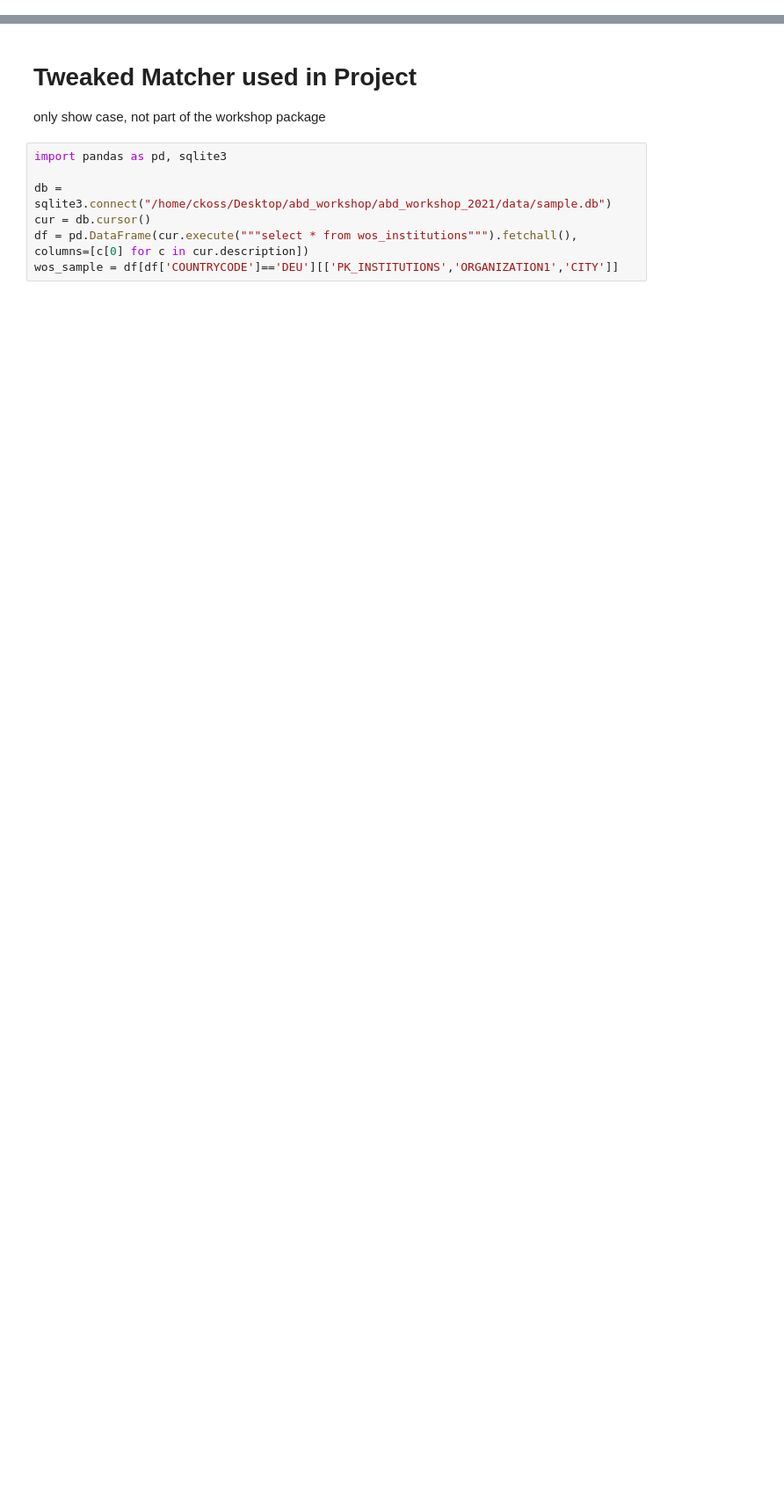
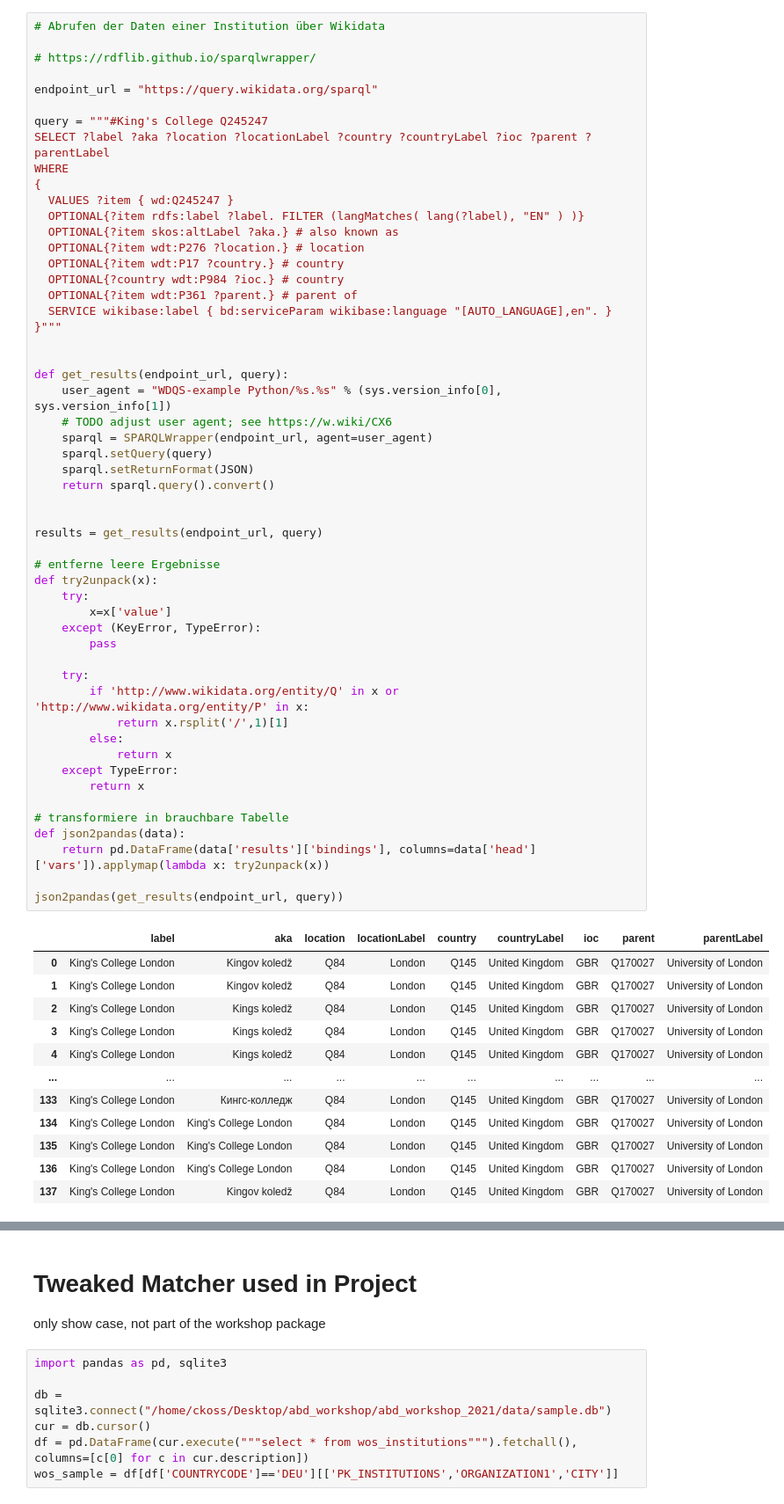
Before and after one commit to luerhard/abd_workshop_2021, a Jupyter notebook: notebooks/01-Session1/05_institution_matching.ipynb, the cells around one changed output, grey strips where cells are left out. Shown at 88% size. Drawn from its saved outputs; the diff is of its cells as text; blank space fills up the shorter version.

```diff
--- a/notebooks/01-Session1/05_institution_matching.ipynb
+++ b/notebooks/01-Session1/05_institution_matching.ipynb
@@ -281,0 +139,66 @@ Univ Bremerhaven Bremerhaven  --->  ['Q1622093' 'Hochschule Bremerhaven' 0.59761
+# %%
+# Abrufen der Daten einer Institution über Wikidata
+
+# https://rdflib.github.io/sparqlwrapper/
+
+endpoint_url = "https://query.wikidata.org/sparql"
+
+query = """#King's College Q245247
+SELECT ?label ?aka ?location ?locationLabel ?country ?countryLabel ?ioc ?parent ?parentLabel
+WHERE
+{
+  VALUES ?item { wd:Q245247 }
+  OPTIONAL{?item rdfs:label ?label. FILTER (langMatches( lang(?label), "EN" ) )}
+  OPTIONAL{?item skos:altLabel ?aka.} # also known as
+  OPTIONAL{?item wdt:P276 ?location.} # location
+  OPTIONAL{?item wdt:P17 ?country.} # country
+  OPTIONAL{?country wdt:P984 ?ioc.} # country
+  OPTIONAL{?item wdt:P361 ?parent.} # parent of
+  SERVICE wikibase:label { bd:serviceParam wikibase:language "[AUTO_LANGUAGE],en". }
+}"""
+
+
+def get_results(endpoint_url, query):
+    user_agent = "WDQS-example Python/%s.%s" % (sys.version_info[0], sys.version_info[1])
+    # TODO adjust user agent; see https://w.wiki/CX6
+    sparql = SPARQLWrapper(endpoint_url, agent=user_agent)
+    sparql.setQuery(query)
+    sparql.setReturnFormat(JSON)
+    return sparql.query().convert()
+
+
+results = get_results(endpoint_url, query)
+
+# entferne leere Ergebnisse
+def try2unpack(x):
+    try:
+        x=x['value']
+    except (KeyError, TypeError):
+        pass
+
+    try:
+        if 'http://www.wikidata.org/entity/Q' in x or 'http://www.wikidata.org/entity/P' in x:
+            return x.rsplit('/',1)[1]
+        else:
+            return x
+    except TypeError:
+        return x
+
+# transformiere in brauchbare Tabelle
+def json2pandas(data):
+    return pd.DataFrame(data['results']['bindings'], columns=data['head']['vars']).applymap(lambda x: try2unpack(x))
+
+json2pandas(get_results(endpoint_url, query))
+# %% [output]
+|  | label | aka | location | locationLabel | country | countryLabel | ioc | parent | parentLabel |
+| 0 | King's College London | Kingov koledž | Q84 | London | Q145 | United Kingdom | GBR | Q170027 | University of London |
+| 1 | King's College London | Kingov koledž | Q84 | London | Q145 | United Kingdom | GBR | Q170027 | University of London |
+| 2 | King's College London | Kings koledž | Q84 | London | Q145 | United Kingdom | GBR | Q170027 | University of London |
+| 3 | King's College London | Kings koledž | Q84 | London | Q145 | United Kingdom | GBR | Q170027 | University of London |
+| 4 | King's College London | Kings koledž | Q84 | London | Q145 | United Kingdom | GBR | Q170027 | University of London |
+| ... | ... | ... | ... | ... | ... | ... | ... | ... | ... |
+| 133 | King's College London | Кингс-колледж | Q84 | London | Q145 | United Kingdom | GBR | Q170027 | University of London |
+| 134 | King's College London | King's College London | Q84 | London | Q145 | United Kingdom | GBR | Q170027 | University of London |
+| 135 | King's College London | King's College London | Q84 | London | Q145 | United Kingdom | GBR | Q170027 | University of London |
+| 136 | King's College London | King's College London | Q84 | London | Q145 | United Kingdom | GBR | Q170027 | University of London |
+| 137 | King's College London | Kingov koledž | Q84 | London | Q145 | United Kingdom | GBR | Q170027 | University of London |
```
Also changed, not shown: parts of 56 cells of this notebook.
